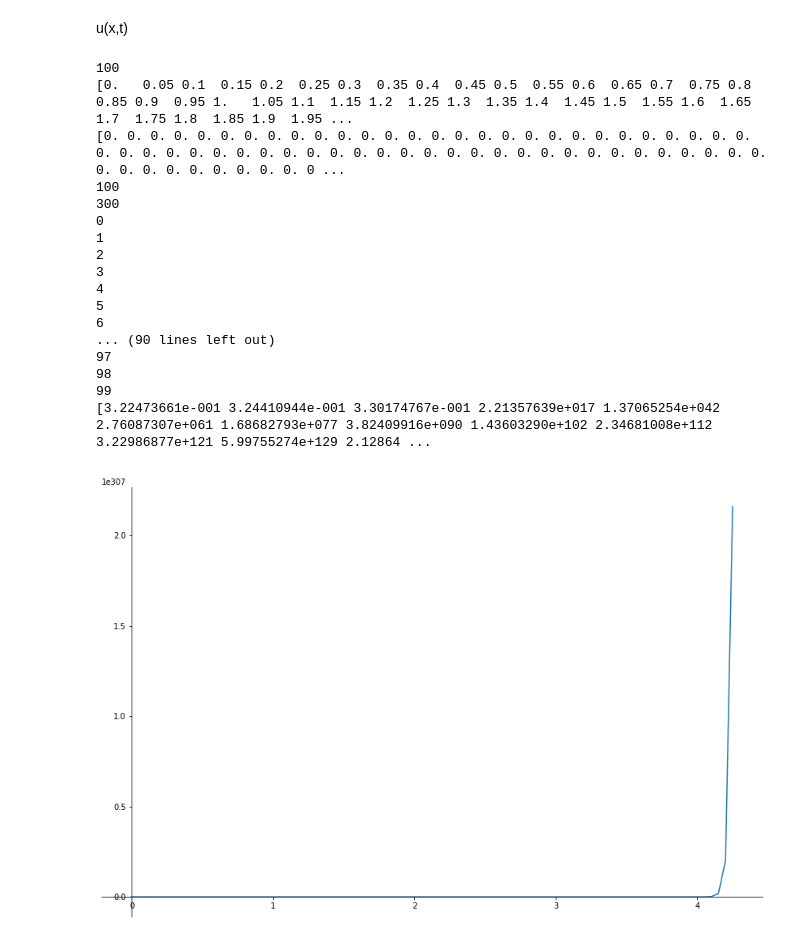
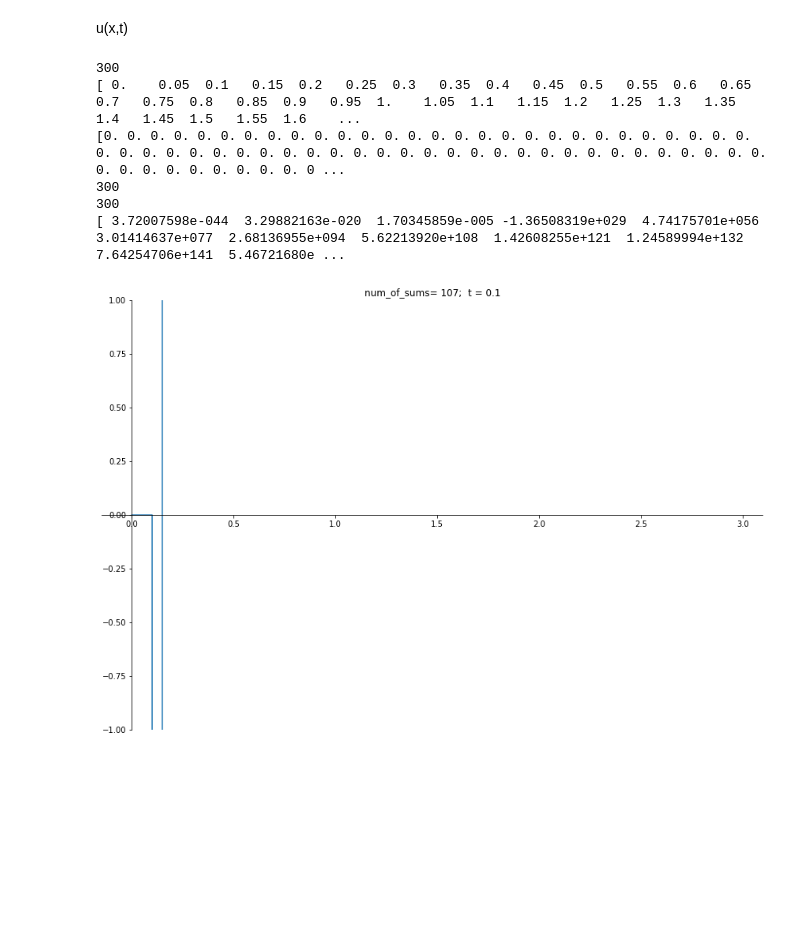
Before and after one commit to HIDDENDEN/Explosive_solutions, a Jupyter notebook: Explode_solutuions.ipynb, the cells around one changed output. Cells and saved outputs as stored; diff of their text form; code cells hidden in the pictures; blank space fills up the shorter version.

```diff
--- a/Explode_solutuions.ipynb
+++ b/Explode_solutuions.ipynb
@@ -194,10 +194,10 @@ def calculate_U_in_dot(x_array,index,num_of_iterations,t_const):
   return sum_in_dot_x_i
 # %%
 #define how many sums to take
-num_of_sums=1
+num_of_sums=9
 t_const = 0.95
 
-TRUE_segment_len=1000
+TRUE_segment_len=15
 TRUE_start_x=0
 TRUE_h_x=0.01
 TRUE_array_len = int (TRUE_segment_len/TRUE_h_x)
@@ -210,9 +210,9 @@ print(TRUE_x)
 U = np.zeros(TRUE_array_len)
 print(U)
 
-# for i in range(TRUE_array_len):
-#   U[i]=calculate_U_in_dot(TRUE_x,i,num_of_sums,t_const)
-# print(U)
+for i in range(TRUE_array_len):
+  U[i]=calculate_U_in_dot(TRUE_x,i,num_of_sums,t_const)
+print(U)
 
 
 
@@ -328,6 +329,6 @@ Y_s=deepcopy(y)
 # %%
 
 #draw section
-k=112
+k=140
 draw_fin_diff_k(k,x,y)
 # %% [output]
@@ -386,13 +387,13 @@ def calculate_U_in_dot_findiff(x_array,y_array,index,num_of_iterations,t_const,d
 array_of_derives = create_nparray_of_derives(110)
 # %%
 #define how many sums to take
-num_of_sums=100
+num_of_sums=107
 
 # array_of_derives = create_nparray_of_derives(num_of_sums)
 
-t_const = 0.95
+t_const = 0.1
 
-TRUE_segment_len=5
+TRUE_segment_len=15
 TRUE_start_x=0
 TRUE_h_x=0.05
 TRUE_array_len = int (TRUE_segment_len/TRUE_h_x)
@@ -406,49 +407,40 @@ U = np.zeros(TRUE_array_len)
 print(U)
 print(len(U))
 print(len(Y))
 for i in range(TRUE_array_len):
   U[i]=calculate_U_in_dot_findiff(TRUE_x,y,i,num_of_sums,t_const,array_of_derives)
-  print(i)
+  # print(i)
 
 print(U)
 
-
+print()
+print()
 
 
 
 # X=get_x_array_derive_k_dimension(x,k)
 # Y=get_y_array_derive_k_dimension(y,k)
 
 my_fig_size = 10
 fig = plt.figure(figsize=(my_fig_size+5,my_fig_size))
 
 ax=fig.add_subplot(111)
 
-ax.set_title('  ')
+ax.set_title("num_of_sums= "+str(num_of_sums)+";  t = "+str(t_const))
 ax.plot(TRUE_x, U)
 ax.spines['left'].set_position('zero')
 ax.spines['right'].set_color('none')
 ax.spines['bottom'].set_position('zero')
 ax.spines['top'].set_color('none')
 ax.xaxis.set_ticks_position('bottom')
+ax.set_ylim([-1.0,1.0])
 # ax.set_xlim([0,2.0])
 ax.yaxis.set_ticks_position('left')
 # %% [output]
-100
-[0.   0.05 0.1  0.15 0.2  0.25 0.3  0.35 0.4  0.45 0.5  0.55 0.6  0.65 0.7  0.75 0.8  0.85 0.9  0.95 1.   1.05 1.1  1.15 1.2  1.25 1.3  1.35 1.4  1.45 1.5  1.55 1.6  1.65 1.7  1.75 1.8  1.85 1.9  1.95 ...
+300
+[ 0.    0.05  0.1   0.15  0.2   0.25  0.3   0.35  0.4   0.45  0.5   0.55  0.6   0.65  0.7   0.75  0.8   0.85  0.9   0.95  1.    1.05  1.1   1.15  1.2   1.25  1.3   1.35  1.4   1.45  1.5   1.55  1.6    ...
 [0. 0. 0. 0. 0. 0. 0. 0. 0. 0. 0. 0. 0. 0. 0. 0. 0. 0. 0. 0. 0. 0. 0. 0. 0. 0. 0. 0. 0. 0. 0. 0. 0. 0. 0. 0. 0. 0. 0. 0. 0. 0. 0. 0. 0. 0. 0. 0. 0. 0. 0. 0. 0. 0. 0. 0. 0. 0. 0. 0. 0. 0. 0. 0. 0. 0. 0 ...
-100
 300
-0
-1
-2
-3
-4
-5
-6
-... (90 lines left out)
-97
-98
-99
-[3.22473661e-001 3.24410944e-001 3.30174767e-001 2.21357639e+017 1.37065254e+042 2.76087307e+061 1.68682793e+077 3.82409916e+090 1.43603290e+102 2.34681008e+112 3.22986877e+121 5.99755274e+129 2.12864 ...
+300
+[ 3.72007598e-044  3.29882163e-020  1.70345859e-005 -1.36508319e+029  4.74175701e+056  3.01414637e+077  2.68136955e+094  5.62213920e+108  1.42608255e+121  1.24589994e+132  7.64254706e+141  5.46721680e ...
-[figure, old version]
+[figure, new version]
```
Also changed, not shown: parts of 5 cells of this notebook.
